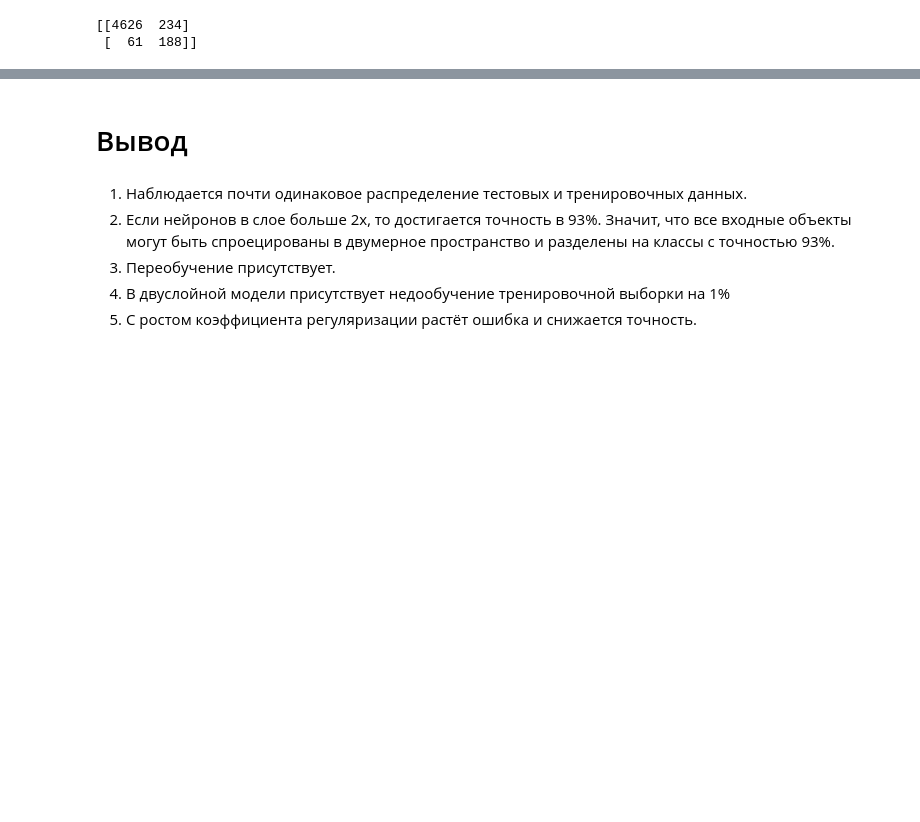
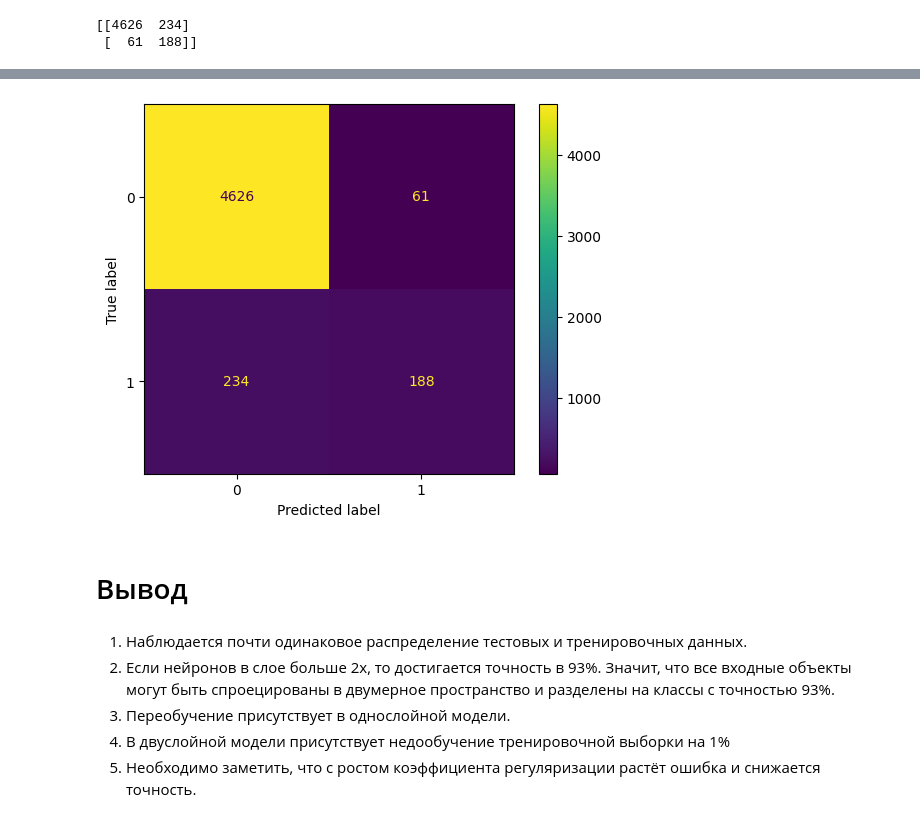
Before and after one commit to TashirevIvan/MachineLearning, a Jupyter notebook: ML_2.ipynb, the cells around one changed output, grey strips where cells are left out. Saved outputs shown, nothing was run; the diff lists cells and outputs as text; code cells hidden in the pictures; blank space fills up the shorter version.

```diff
--- a/ML_2.ipynb
+++ b/ML_2.ipynb
@@ -421,7 +421,11 @@ print(confusion_matrix(y_test_pred, y_test))
 [[4626  234]
  [  61  188]]
 # %%
-from sklearn.metrics import plot_confusion_matrix
-plot_confusion_matrix(mlp_model, X_test, y_test)
+from sklearn.metrics import ConfusionMatrixDisplay
+predictions = mlp_model.predict(X_test)
+cm = confusion_matrix(y_test, predictions, labels=mlp_model.classes_)
+disp = ConfusionMatrixDisplay(confusion_matrix=cm,
+                              display_labels=mlp_model.classes_)
+disp.plot()
 plt.show()
 # %% [output]
@@ -429,8 +432,9 @@ ImportError: cannot import name 'plot_confusion_matrix' from 'sklearn.metrics' (
+[figure, added]
 # %% [markdown]
 # Вывод
 # %% [markdown]
 1) Наблюдается почти одинаковое распределение тестовых и тренировочных данных.
 2) Если нейронов в слое больше 2х, то достигается точность в 93%. Значит, что все входные объекты могут быть спроецированы в двумерное пространство и разделены на классы с точностью 93%.
-3) Переобучение присутствует.
+3) Переобучение присутствует в однослойной модели.
 4) В двуслойной модели присутствует недообучение тренировочной выборки на 1%
-5) С ростом коэффициента регуляризации растёт ошибка и снижается точность.
+5) Необходимо заметить, что с ростом коэффициента регуляризации растёт ошибка и снижается точность.
```
Also changed, not shown: parts of 1 cell of this notebook.
